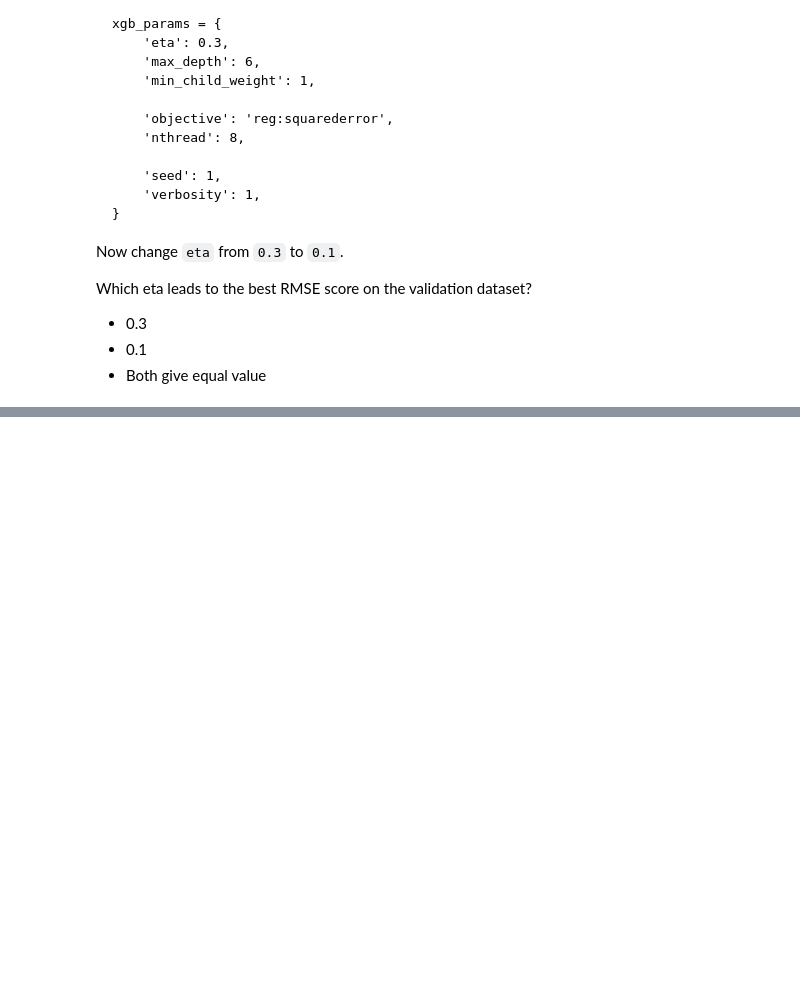
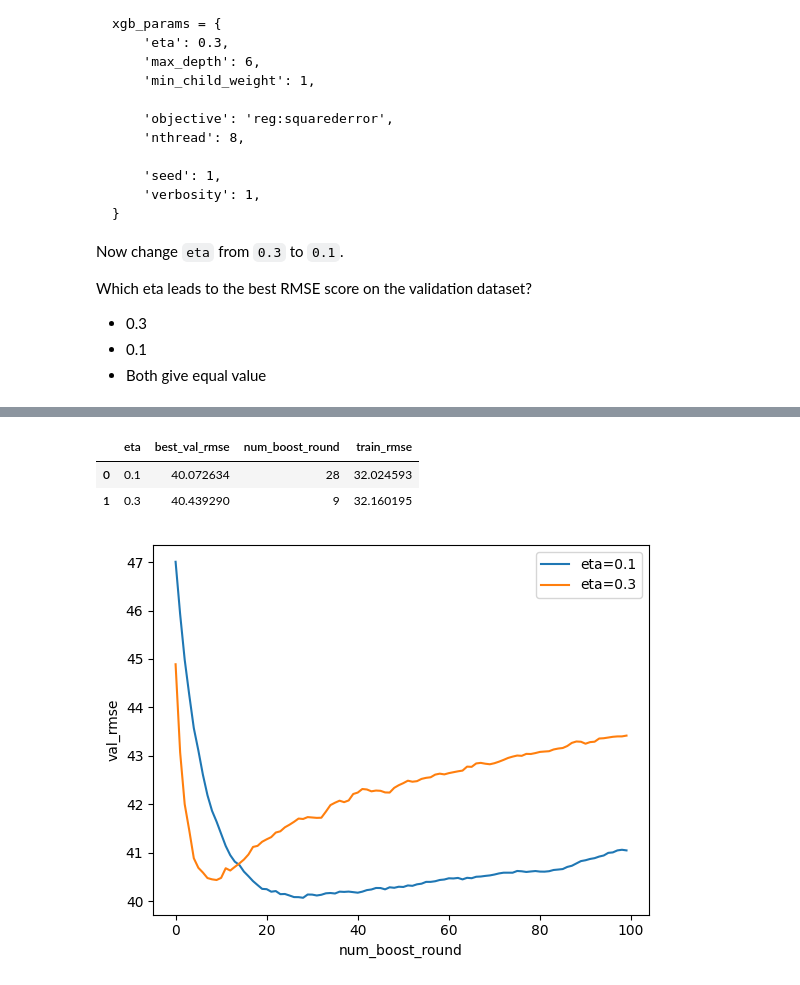
Before and after one commit to VolodymyrBil/project1_yanqing-song, a Jupyter notebook: 06-trees.ipynb, the cells around one changed output, grey strips where cells are left out. Drawn from its saved outputs; the diff is of its cells as text; code cells hidden in the pictures; blank space fills up the shorter version.

```diff
--- a/06-trees.ipynb
+++ b/06-trees.ipynb
@@ -120,3 +307,9 @@ What's the most important feature (among these 4)?
 * `attendance_rate`
 * `distance_to_school`
 * `teacher_quality`
+# %%
+rf = RandomForestRegressor(n_estimators=10, max_depth=20, random_state=1, n_jobs=-1)
+rf.fit(X_train, y_train)
+importance_df = pd.DataFrame(
+    {'feature': dv.feature_names_, 'importance': rf.feature_importances_}
+)
@@ -158,0 +393,3 @@ Which eta leads to the best RMSE score on the validation dataset?
+# %%
+dtrain = xgb.DMatrix(X_train, label=y_train, feature_names=dv.feature_names_)
+dval = xgb.DMatrix(X_val, label=y_val, feature_names=dv.feature_names_)
@@ -158,0 +435,18 @@ Which eta leads to the best RMSE score on the validation dataset?
+# %%
+eta_df = pd.DataFrame()
+for eta, v in result.items():
+    eta_df = pd.concat(
+        [
+            eta_df,
+            pd.DataFrame(
+                {
+                    'eta': eta,
+                    'train_rmse': v['train']['rmse'],
+                    'val_rmse': v['val']['rmse'],
+                }
+            ),
+        ],
+        axis=0,
+    )
+
+eta_df
@@ -158,0 +467,17 @@ Which eta leads to the best RMSE score on the validation dataset?
+# %%
+eta_df.reset_index(names='num_boost_round', inplace=True)
+eta_df.groupby('eta', as_index=False)['val_rmse'].agg('min').merge(eta_df, on=['eta', 'val_rmse'])\
+    .rename(columns={'val_rmse': 'best_val_rmse'})
+# %% [output]
+|  | eta | best_val_rmse | num_boost_round | train_rmse |
+| 0 | 0.1 | 40.072634 | 28 | 32.024593 |
+| 1 | 0.3 | 40.439290 | 9 | 32.160195 |
+# %%
+ax = eta_df.query('eta==0.1').plot(x='num_boost_round', y='val_rmse', label='eta=0.1')
+eta_df.query('eta==0.3').plot(x='num_boost_round', y='val_rmse', ax=ax, label='eta=0.3')
+plt.xlabel('num_boost_round')
+plt.ylabel('val_rmse')
+plt.legend()
+plt.show()
+# %% [output]
+[figure, added]
```
Also changed, not shown: parts of 21 cells of this notebook, 3 other files.
